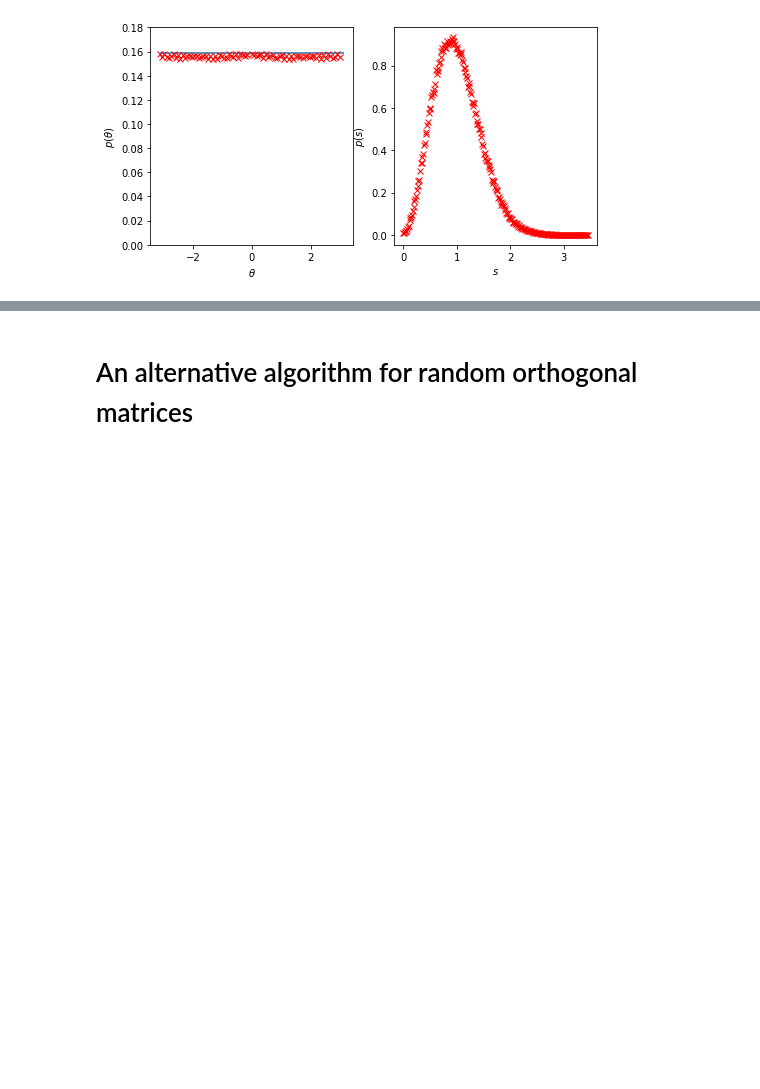
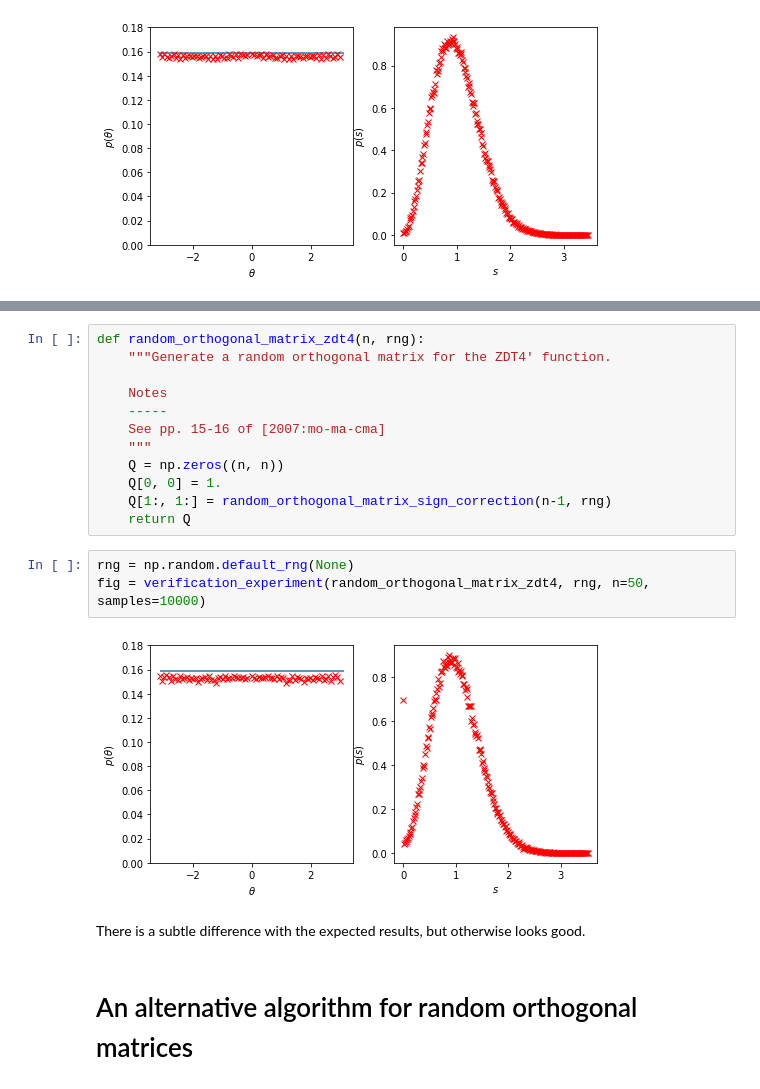
Before and after one commit to pocs-anguilla/anguilla, a Jupyter notebook: notebooks/prototypes/random_matrices.ipynb, the cells around one changed output, grey strips where cells are left out. Cells and saved outputs as stored; diff of their text form; blank space fills up the shorter version.

```diff
--- a/notebooks/prototypes/random_matrices.ipynb
+++ b/notebooks/prototypes/random_matrices.ipynb
@@ -149,3 +152,22 @@ fig = verification_experiment(random_orthogonal_matrix_sign_correction_nojit, rn
+# %%
+def random_orthogonal_matrix_zdt4(n, rng):
+    """Generate a random orthogonal matrix for the ZDT4' function.
+
+    Notes
+    -----
+    See pp. 15-16 of [2007:mo-ma-cma]
+    """
+    Q = np.zeros((n, n))
+    Q[0, 0] = 1.
+    Q[1:, 1:] = random_orthogonal_matrix_sign_correction(n-1, rng)
+    return Q
+# %%
+rng = np.random.default_rng(None)
+fig = verification_experiment(random_orthogonal_matrix_zdt4, rng, n=50, samples=10000)
+# %% [output]
+[figure, added]
+# %% [markdown]
+There is a subtle difference with the expected results, but otherwise looks good.
 # %% [markdown]
 # An alternative algorithm for random orthogonal matrices
 # %% [markdown]
```
Also changed, not shown: parts of 2 cells of this notebook, 8 other files.
